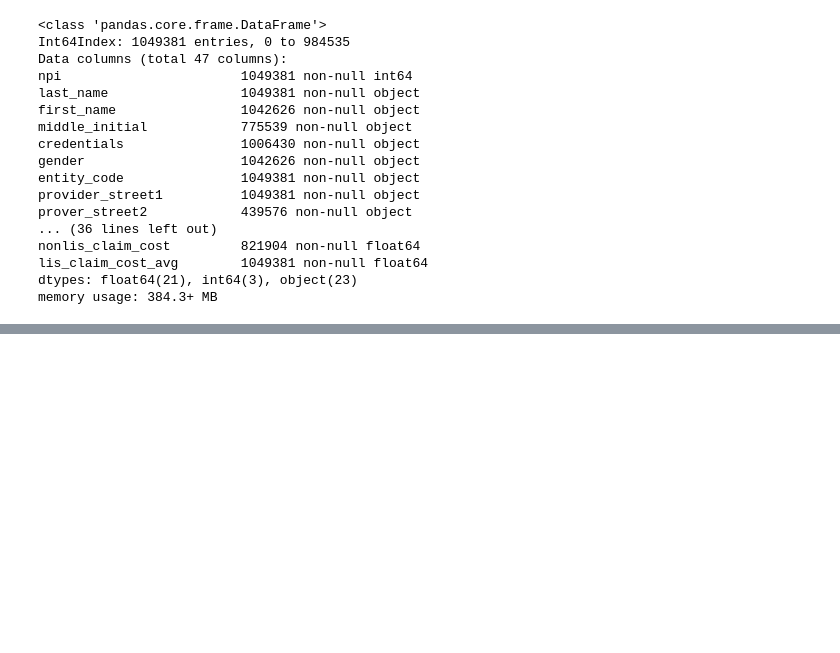
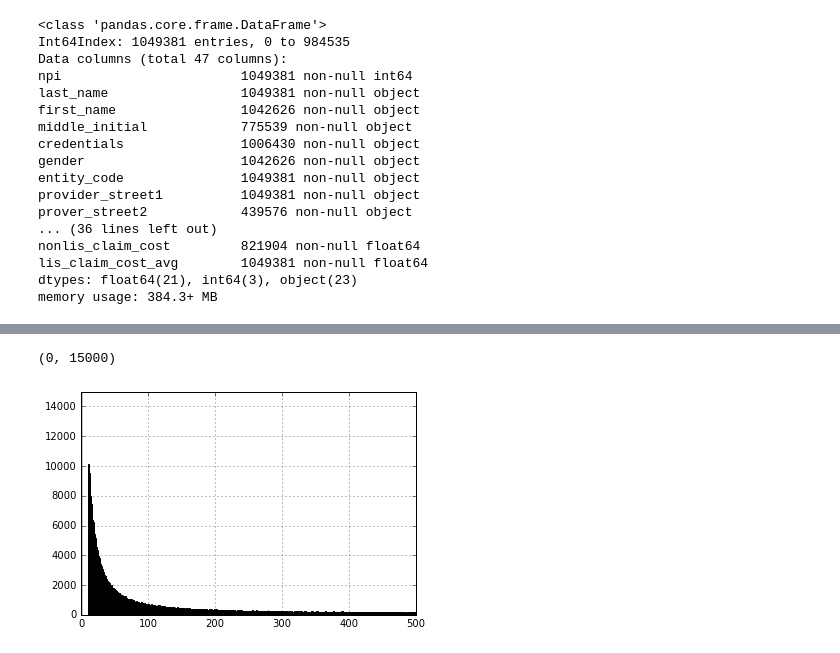
Before and after one commit to aurel1212/medicare-project, a Jupyter notebook: script/npi_13_EDA.ipynb, the cells around one changed output, grey strips where cells are left out. Drawn from its saved outputs; the diff is of its cells as text; code cells hidden in the pictures; blank space fills up the shorter version.

```diff
--- a/script/npi_13_EDA.ipynb
+++ b/script/npi_13_EDA.ipynb
@@ -459,0 +561,7 @@ memory usage: 384.3+ MB
+# %%
+df_npi_clean['brand_claim_count'][df_npi_clean['brand_claim_count']<500].hist(bins=500)
+plt.xlim(0,500)
+plt.ylim(0,15000)
+# %% [output]
+(0, 15000)
+[figure, added]
```
Also changed, not shown: parts of 19 cells of this notebook.
